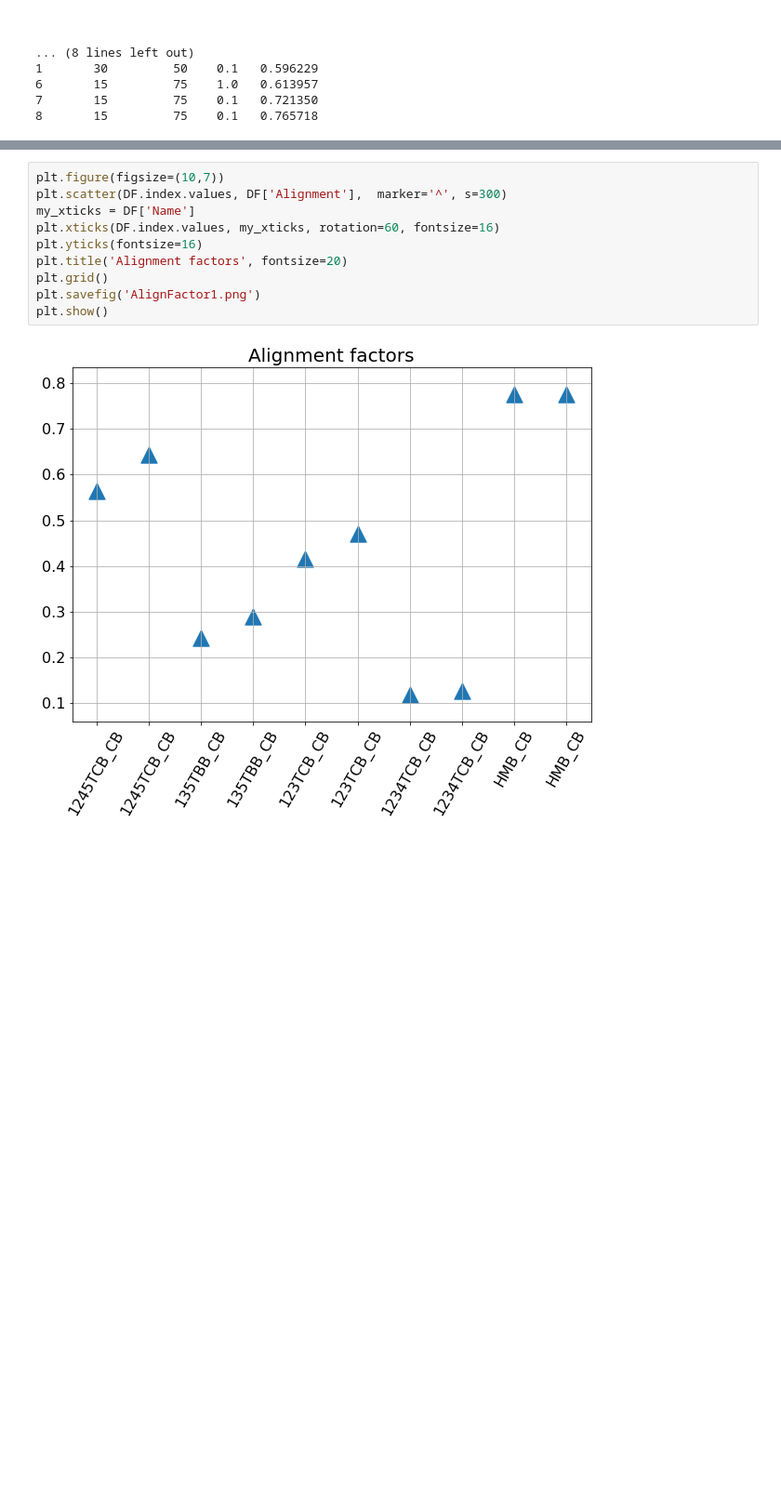
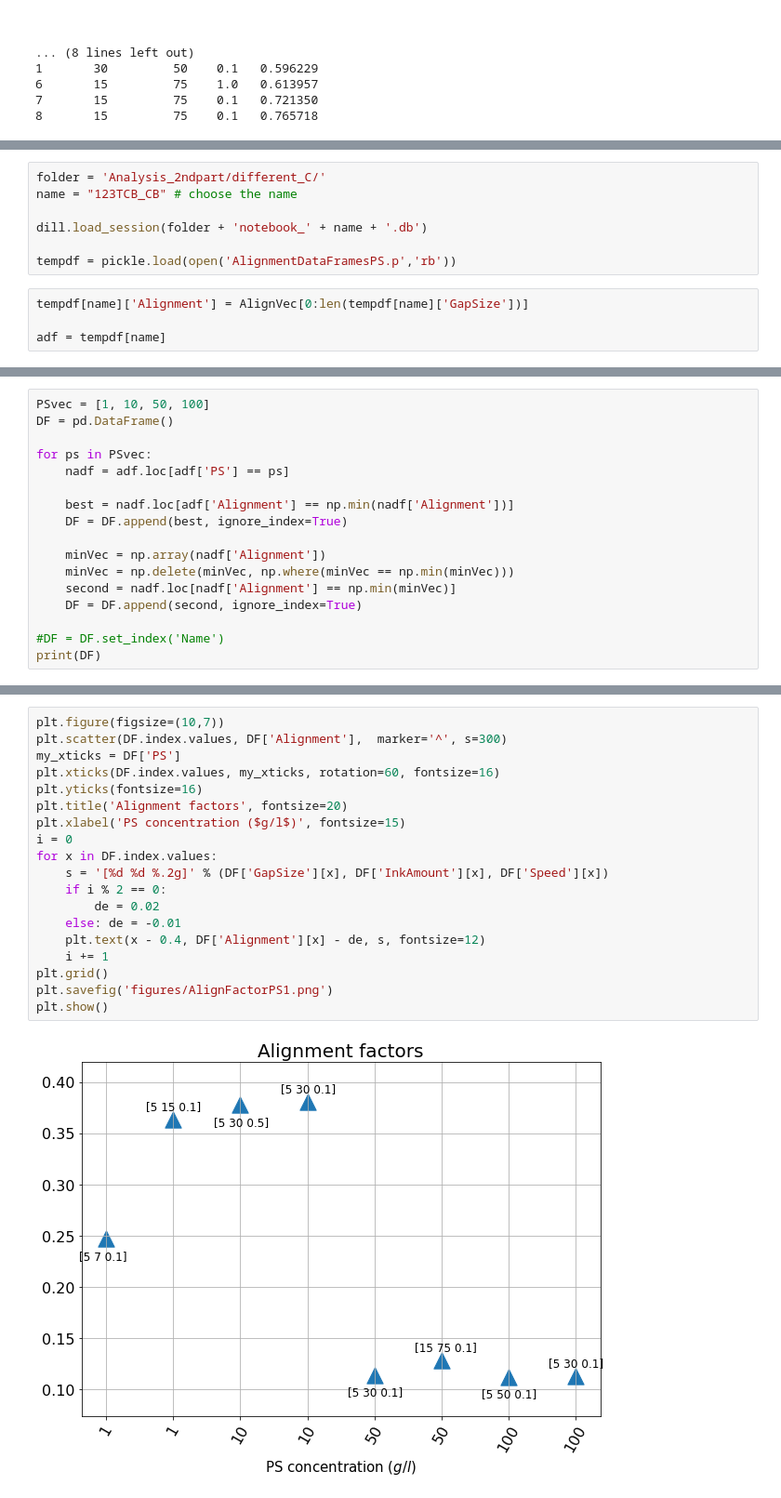
Before and after one commit to Pezzan/BettysThesis, a Jupyter notebook: plotAlignFactors.ipynb, the cells around one changed output, grey strips where cells are left out. Shown at 93% size. Drawn from its saved outputs; the diff is of its cells as text; blank space fills up the shorter version.

Commit message:
new func for camera plot and minor changes

```diff
--- a/plotAlignFactors.ipynb
+++ b/plotAlignFactors.ipynb
@@ -77,0 +120,11 @@ FileNotFoundError: [Errno 2] No such file or directory: 'notebook_1245TCB_CB.db'
+# %%
+folder = 'Analysis_2ndpart/different_C/'
+name = "123TCB_CB" # choose the name
+
+dill.load_session(folder + 'notebook_' + name + '.db')
+
+tempdf = pickle.load(open('AlignmentDataFramesPS.p','rb'))
+# %%
+tempdf[name]['Alignment'] = AlignVec[0:len(tempdf[name]['GapSize'])]
+
+adf = tempdf[name]
@@ -77,0 +169,17 @@ FileNotFoundError: [Errno 2] No such file or directory: 'notebook_1245TCB_CB.db'
+# %%
+PSvec = [1, 10, 50, 100]
+DF = pd.DataFrame()
+
+for ps in PSvec:
+    nadf = adf.loc[adf['PS'] == ps]
+
+    best = nadf.loc[adf['Alignment'] == np.min(nadf['Alignment'])]
+    DF = DF.append(best, ignore_index=True)
+
+    minVec = np.array(nadf['Alignment'])
+    minVec = np.delete(minVec, np.where(minVec == np.min(minVec)))
+    second = nadf.loc[nadf['Alignment'] == np.min(minVec)]
+    DF = DF.append(second, ignore_index=True)
+
+#DF = DF.set_index('Name')
+print(DF)
@@ -78,12 +196,21 @@ FileNotFoundError: [Errno 2] No such file or directory: 'notebook_1245TCB_CB.db'
 # %%
 plt.figure(figsize=(10,7))
 plt.scatter(DF.index.values, DF['Alignment'],  marker='^', s=300)
-my_xticks = DF['Name']
+my_xticks = DF['PS']
 plt.xticks(DF.index.values, my_xticks, rotation=60, fontsize=16)
 plt.yticks(fontsize=16)
 plt.title('Alignment factors', fontsize=20)
+plt.xlabel('PS concentration ($g/l$)', fontsize=15)
+i = 0
+for x in DF.index.values:
+    s = '[%d %d %.2g]' % (DF['GapSize'][x], DF['InkAmount'][x], DF['Speed'][x])
+    if i % 2 == 0:
+        de = 0.02
+    else: de = -0.01
+    plt.text(x - 0.4, DF['Alignment'][x] - de, s, fontsize=12)
+    i += 1
 plt.grid()
-plt.savefig('AlignFactor1.png')
+plt.savefig('figures/AlignFactorPS1.png')
 plt.show()
 # %% [output]
-[figure, old version]
+[figure, new version]
```
Also changed, not shown: parts of 5 cells of this notebook, 5 other files.
